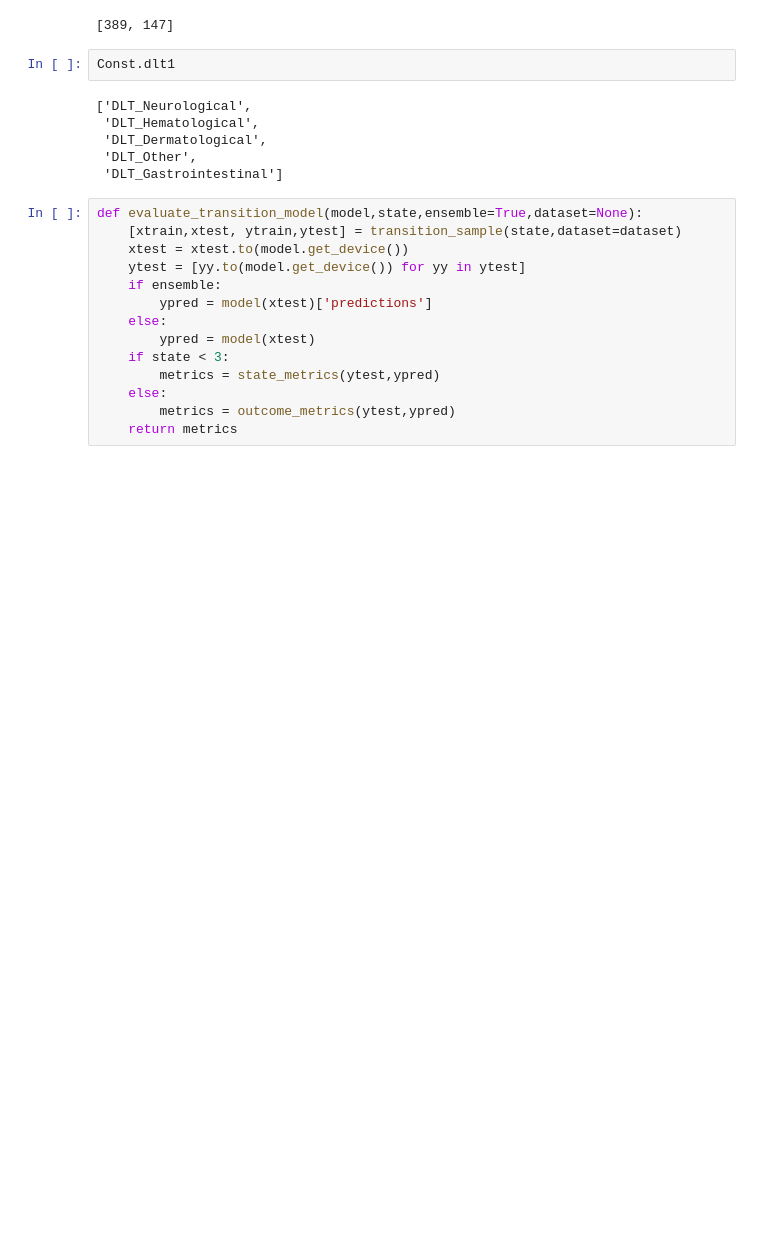
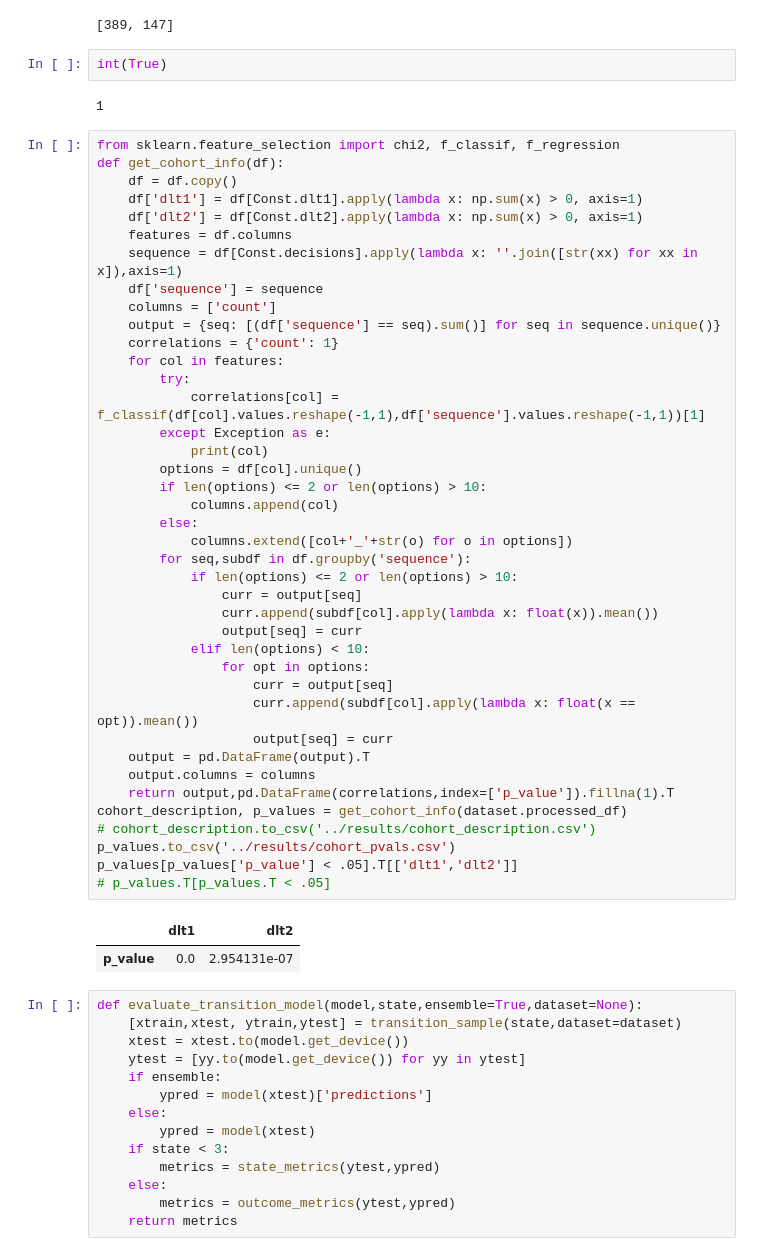
Before and after one commit to uic-evl/DigitalTwinVis, a Jupyter notebook: python/Evaluation.ipynb, the cells around one changed output. Saved outputs shown, nothing was run; the diff lists cells and outputs as text; blank space fills up the shorter version.

```diff
--- a/python/Evaluation.ipynb
+++ b/python/Evaluation.ipynb
@@ -46,14 +46,53 @@ DecisionAttentionModel(
 [len(x) for x in get_tt_split()]
 # %% [output]
 [389, 147]
+# %%
+int(True)
+# %% [output]
+1
 # %%
-Const.dlt1
+from sklearn.feature_selection import chi2, f_classif, f_regression
+def get_cohort_info(df):
+    df = df.copy()
+    df['dlt1'] = df[Const.dlt1].apply(lambda x: np.sum(x) > 0, axis=1)
+    df['dlt2'] = df[Const.dlt2].apply(lambda x: np.sum(x) > 0, axis=1)
+    features = df.columns
+    sequence = df[Const.decisions].apply(lambda x: ''.join([str(xx) for xx in x]),axis=1)
+    df['sequence'] = sequence
+    columns = ['count']
+    output = {seq: [(df['sequence'] == seq).sum()] for seq in sequence.unique()}
+    correlations = {'count': 1}
+    for col in features:
+        try:
+            correlations[col] = f_classif(df[col].values.reshape(-1,1),df['sequence'].values.reshape(-1,1))[1]
+        except Exception as e:
+            print(col)
+        options = df[col].unique()
+        if len(options) <= 2 or len(options) > 10:
+            columns.append(col)
+        else:
+            columns.extend([col+'_'+str(o) for o in options])
+        for seq,subdf in df.groupby('sequence'):
+            if len(options) <= 2 or len(options) > 10:
+                curr = output[seq]
+                curr.append(subdf[col].apply(lambda x: float(x)).mean())
+                output[seq] = curr
+            elif len(options) < 10:
+                for opt in options:
+                    curr = output[seq]
+                    curr.append(subdf[col].apply(lambda x: float(x == opt)).mean())
+                    output[seq] = curr
+    output = pd.DataFrame(output).T
+    output.columns = columns
+    return output,pd.DataFrame(correlations,index=['p_value']).fillna(1).T
+cohort_description, p_values = get_cohort_info(dataset.processed_df)
+# cohort_description.to_csv('../results/cohort_description.csv')
+p_values.to_csv('../results/cohort_pvals.csv')
+p_values[p_values['p_value'] < .05].T[['dlt1','dlt2']]
+# p_values.T[p_values.T < .05]
 # %% [output]
-['DLT_Neurological',
- 'DLT_Hematological',
- 'DLT_Dermatological',
- 'DLT_Other',
- 'DLT_Gastrointestinal']
+|  | dlt1 | dlt2 |
+| p_value | 0.0 | 2.954131e-07 |
 # %%
 def evaluate_transition_model(model,state,ensemble=True,dataset=None):
     [xtrain,xtest, ytrain,ytest] = transition_sample(state,dataset=dataset)
```
Also changed, not shown: 11 other files.
